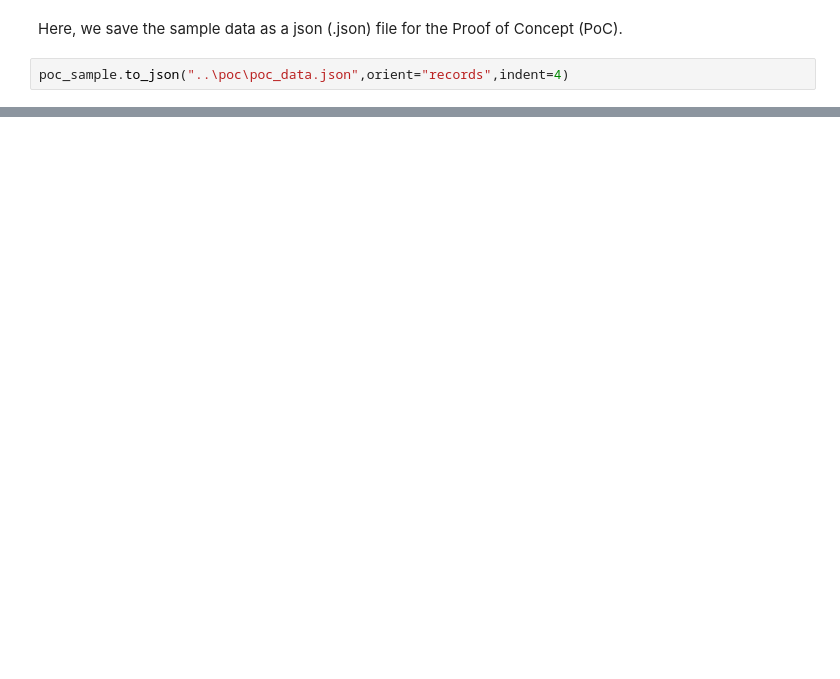
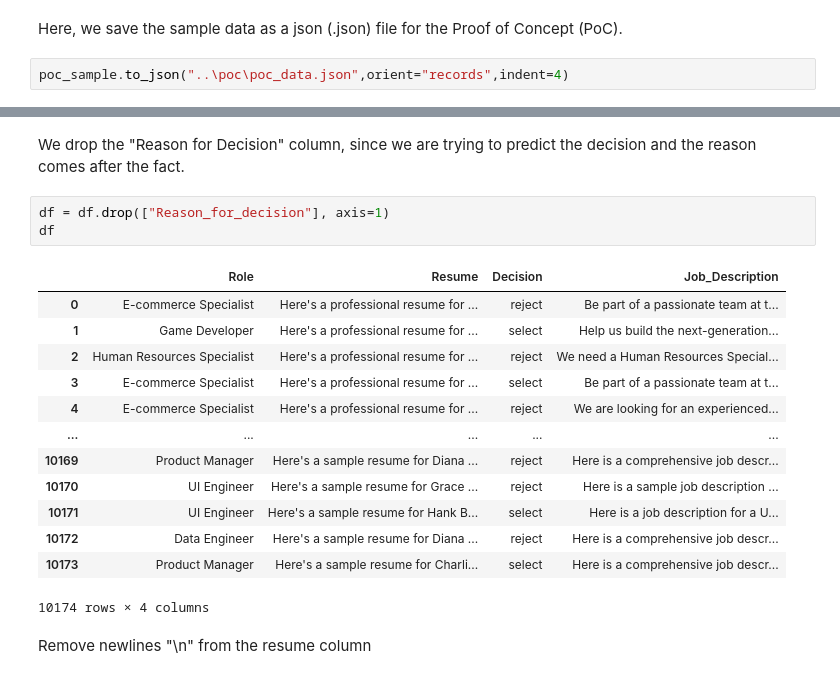
Before and after one commit to syahidhusein/Arbyte, a Jupyter notebook: src/preprocessing.ipynb, the cells around one changed output, grey strips where cells are left out. Cells and saved outputs as stored; diff of their text form; blank space fills up the shorter version.

```diff
--- a/src/preprocessing.ipynb
+++ b/src/preprocessing.ipynb
@@ -100,0 +122,21 @@ poc_sample.to_json("..\poc\poc_data.json",orient="records",indent=4)
+# %% [markdown]
+We drop the "Reason for Decision" column, since we are trying to predict the decision and the reason comes after the fact.
+# %%
+df = df.drop(["Reason_for_decision"], axis=1)
+df
+# %% [output]
+|  | Role | Resume | Decision | Job_Description |
+| 0 | E-commerce Specialist | Here's a professional resume for ... | reject | Be part of a passionate team at t... |
+| 1 | Game Developer | Here's a professional resume for ... | select | Help us build the next-generation... |
+| 2 | Human Resources Specialist | Here's a professional resume for ... | reject | We need a Human Resources Special... |
+| 3 | E-commerce Specialist | Here's a professional resume for ... | select | Be part of a passionate team at t... |
+| 4 | E-commerce Specialist | Here's a professional resume for ... | reject | We are looking for an experienced... |
+| ... | ... | ... | ... | ... |
+| 10169 | Product Manager | Here's a sample resume for Diana ... | reject | Here is a comprehensive job descr... |
+| 10170 | UI Engineer | Here's a sample resume for Grace ... | reject | Here is a sample job description ... |
+| 10171 | UI Engineer | Here's a sample resume for Hank B... | select | Here is a job description for a U... |
+| 10172 | Data Engineer | Here's a sample resume for Diana ... | reject | Here is a comprehensive job descr... |
+| 10173 | Product Manager | Here's a sample resume for Charli... | select | Here is a comprehensive job descr... |
+10174 rows × 4 columns
+# %% [markdown]
+Remove newlines "\n" from the resume column
```
Also changed, not shown: parts of 32 cells of this notebook.
